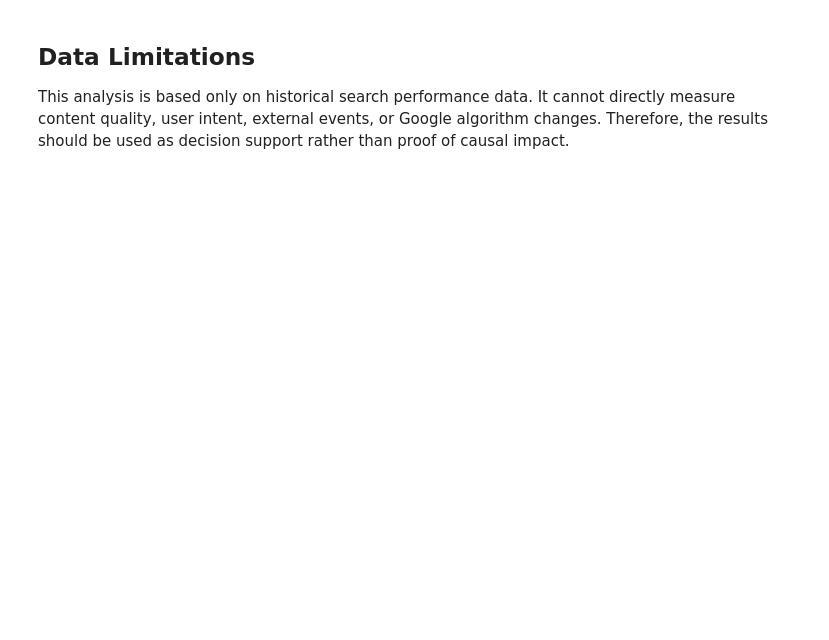
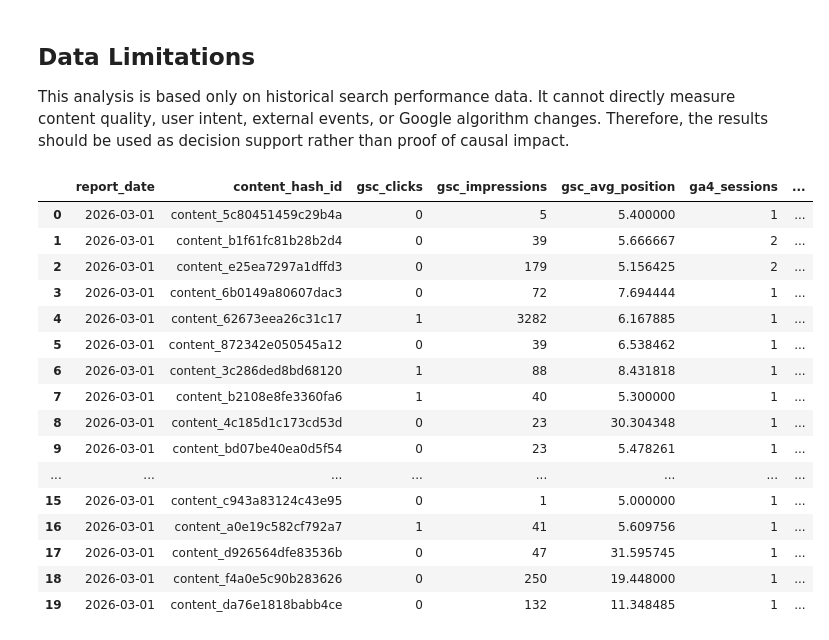
Before and after one commit to Hrushi56/flyrank-ml-internship-starter, a Jupyter notebook: work/notebooks/w03_data_contract.ipynb, the cells around one changed output. Cells and saved outputs as stored; diff of their text form; code cells hidden in the pictures; blank space fills up the shorter version.

```diff
--- a/work/notebooks/w03_data_contract.ipynb
+++ b/work/notebooks/w03_data_contract.ipynb
@@ -6,3 +6,14 @@
 This skeleton is yours to fill. Work the sections **in order** — each one has a one-line hint. Simple words, honest numbers.
 
 > Working with an AI assistant? Tell it to read `skills/README.md` first and load the one skill this assignment names on its card.
+# %%
+import duckdb
+
+con = duckdb.connect()
+
+con.sql("""
+INSTALL httpfs;
+LOAD httpfs;
+""")
+
+print("DuckDB Ready")
@@ -72,5 +218,44 @@ The following queries verify the assumptions made in the data contract.
 
 This analysis is based only on historical search performance data. It cannot directly measure content quality, user intent, external events, or Google algorithm changes. Therefore, the results should be used as decision support rather than proof of causal impact.
 # %%
-# This cell is for CODE (numbers, a query, a check).
-# Write your text answer in the cell ABOVE this one — typing sentences here breaks Run All.
+feature_frame = con.sql("""
+SELECT
+    report_date,
+    content_hash_id,
+
+    gsc_clicks,
+    gsc_impressions,
+    gsc_avg_position,
+    ga4_sessions,
+    ga4_engaged_sessions
+
+FROM read_parquet(
+'hf://datasets/FlyRank/internship-warehouse/fact_content_daily_performance/month=2026-03/data_0.parquet'
+)
+
+WHERE
+    gsc_data_available IS TRUE
+    AND ga4_data_available IS TRUE
+
+LIMIT 20;
+""").df()
+
+feature_frame
+# %% [output]
+|  | report_date | content_hash_id | gsc_clicks | gsc_impressions | gsc_avg_position | ga4_sessions | ... |
+| 0 | 2026-03-01 | content_5c80451459c29b4a | 0 | 5 | 5.400000 | 1 | ... |
+| 1 | 2026-03-01 | content_b1f61fc81b28b2d4 | 0 | 39 | 5.666667 | 2 | ... |
+| 2 | 2026-03-01 | content_e25ea7297a1dffd3 | 0 | 179 | 5.156425 | 2 | ... |
+| 3 | 2026-03-01 | content_6b0149a80607dac3 | 0 | 72 | 7.694444 | 1 | ... |
+| 4 | 2026-03-01 | content_62673eea26c31c17 | 1 | 3282 | 6.167885 | 1 | ... |
+| 5 | 2026-03-01 | content_872342e050545a12 | 0 | 39 | 6.538462 | 1 | ... |
+| 6 | 2026-03-01 | content_3c286ded8bd68120 | 1 | 88 | 8.431818 | 1 | ... |
+| 7 | 2026-03-01 | content_b2108e8fe3360fa6 | 1 | 40 | 5.300000 | 1 | ... |
+| 8 | 2026-03-01 | content_4c185d1c173cd53d | 0 | 23 | 30.304348 | 1 | ... |
+| 9 | 2026-03-01 | content_bd07be40ea0d5f54 | 0 | 23 | 5.478261 | 1 | ... |
+| ... | ... | ... | ... | ... | ... | ... | ... |
+| 15 | 2026-03-01 | content_c943a83124c43e95 | 0 | 1 | 5.000000 | 1 | ... |
+| 16 | 2026-03-01 | content_a0e19c582cf792a7 | 1 | 41 | 5.609756 | 1 | ... |
+| 17 | 2026-03-01 | content_d926564dfe83536b | 0 | 47 | 31.595745 | 1 | ... |
+| 18 | 2026-03-01 | content_f4a0e5c90b283626 | 0 | 250 | 19.448000 | 1 | ... |
+| 19 | 2026-03-01 | content_da76e1818babb4ce | 0 | 132 | 11.348485 | 1 | ... |
```
Also changed, not shown: parts of 12 cells of this notebook.
